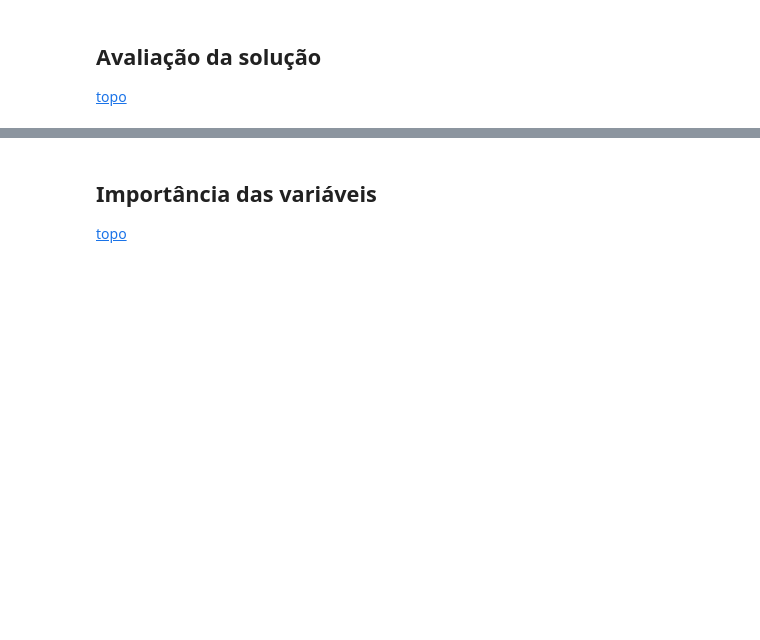
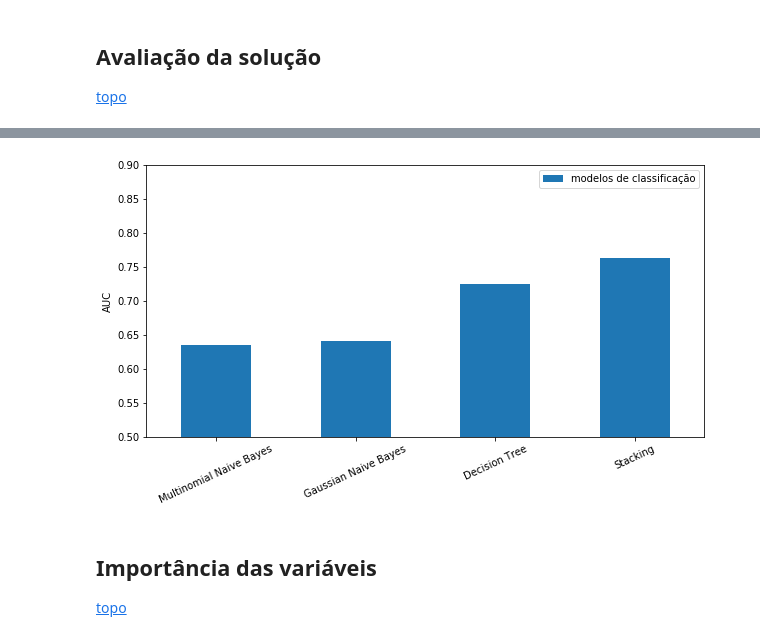
Before and after one commit to jruizvar/creditas, a Jupyter notebook: notebook/modelo_de_credito.ipynb, the cells around one changed output, grey strips where cells are left out. Drawn from its saved outputs; the diff is of its cells as text; code cells hidden in the pictures; blank space fills up the shorter version.

```diff
--- a/notebook/modelo_de_credito.ipynb
+++ b/notebook/modelo_de_credito.ipynb
@@ -207,7 +218,18 @@ X_valid_cat = X_valid.select_dtypes(include=['int64'])
 # %%
 %%time
 
-dtr = DecisionTreeClassifier(max_depth=5)
+parameters = {
+    'class_weight': ('balanced', None)
+}
+
+dtr = GridSearchCV(
+    DecisionTreeClassifier(
+        max_depth=4,
+        random_state=42
+    ),
+    parameters,
+    cv=2
+)
 
 dtr.fit(X_train_cat, y_train)
 
@@ -260,3 +282,20 @@ Stacking: 0.7452969866626725
+# %%
+df = pd.DataFrame(
+    data=[mnb_auc, gnb_auc, dtr_auc, clf_auc],
+    index=[
+        'Multinomial Naive Bayes',
+        'Gaussian Naive Bayes',
+        'Decision Tree',
+        'Stacking'
+    ],
+    columns=['modelos de classificação']
+)
+
+df.plot.bar(rot=25, figsize=(10, 5))
+plt.ylim(0.5, 0.9)
+plt.ylabel('AUC');
+# %% [output]
+[figure, added]
 # %% [markdown]
 <a id='importance'></a>
 
```
Also changed, not shown: parts of 19 cells of this notebook, 1 other file.
